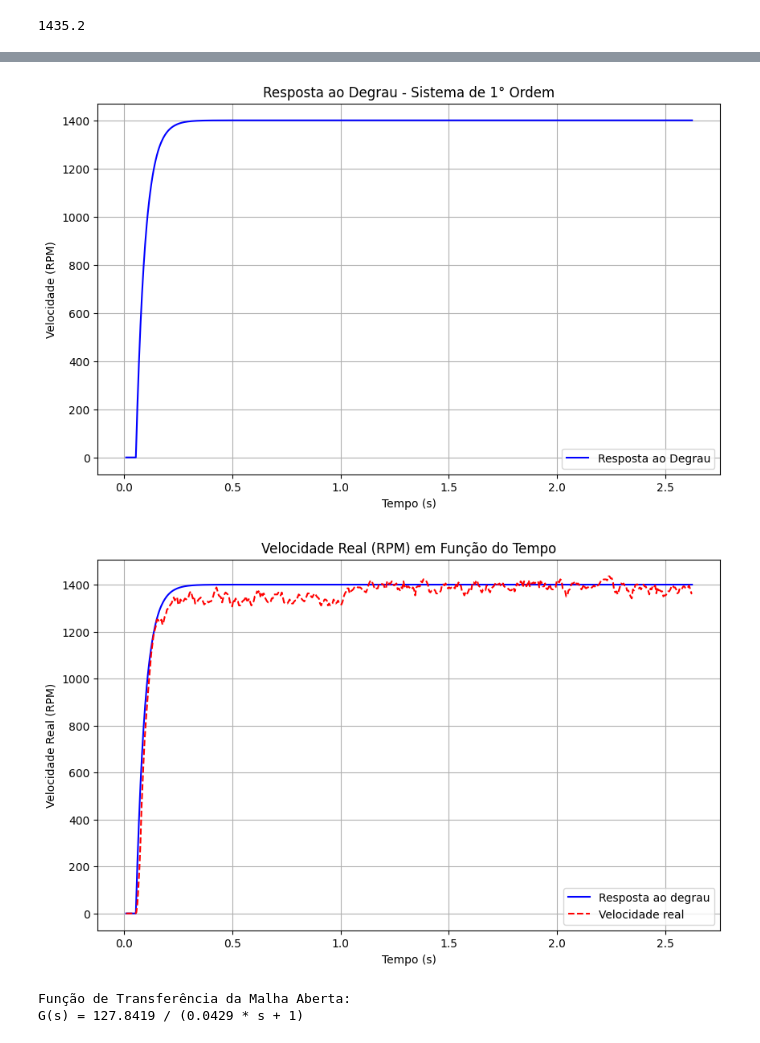
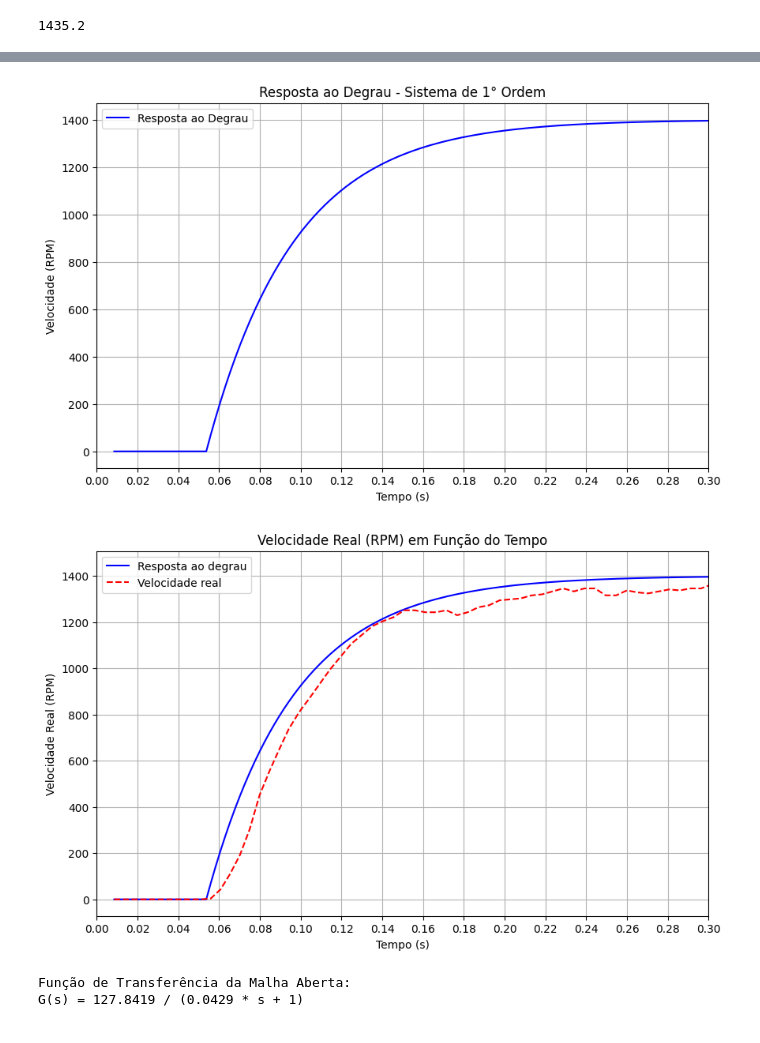
Before and after one commit to sabrina-costa13/Lab-Controle, a Jupyter notebook: Lab_Controle/graficos.ipynb, the cells around one changed output, grey strips where cells are left out. Saved outputs shown, nothing was run; the diff lists cells and outputs as text; code cells hidden in the pictures.

```diff
--- a/Lab_Controle/graficos.ipynb
+++ b/Lab_Controle/graficos.ipynb
@@ -1,7 +1,11 @@
 # %%
 import pandas as pd
 
-df = pd.read_csv('dados_arduino.csv', encoding='ISO-8859-1')
-df = df.head(1000)
+df = pd.read_csv('dados_arduino_pid4.csv', encoding='ISO-8859-1')
+#
+#df= df[df['Tempo_µs']<=300000]
+#df= df.dropna(subset=['Vel_Real_Media'])
+#display(df['Tempo_µs'])
+df = df.head(8000)
 display(df.head(5))
 # %% [output]
@@ -70,6 +75,7 @@ print(df['Vel_Real'].max())
 import pandas as pd
 import math
 import numpy as np
+import matplotlib.pyplot as plt
 
 # Variáveis globais
 deslocamento_em_t = None
@@ -206,44 +212,58 @@ plt.plot(df['Tempo_µs'], df['Resposta ao Degrau'], label='Resposta ao Degrau',
 plt.xlabel('Tempo (s)')
 plt.ylabel('Velocidade (RPM)')
 plt.title('Resposta ao Degrau - Sistema de 1° Ordem')
+
+# Ajustando o eixo X para variar de 0 a 0.3 segundos
+plt.xlim(0.0, 0.3)
+
+# Ajustando o passo do eixo X para 0.02
+plt.xticks(np.arange(0, 0.31, step=0.02))
+
 plt.grid(True)
 plt.legend()
 plt.show()
 
 # Criar o gráfico
-plt.figure(figsize=(10, 6))  # Tamanho da figura
+plt.figure(figsize=(10, 6)) # Tamanho da figura
 pd.set_option('display.max_rows', None)
 plt.plot(df['Tempo_µs'], df['Resposta ao Degrau'], label='Resposta ao degrau', color='b')
 plt.plot(df['Tempo_µs'], df['Vel_Real'], label='Velocidade real', color='r', linestyle='--')
 # Adicionar título e rótulos aos eixos
 plt.title('Velocidade Real (RPM) em Função do Tempo')
 plt.xlabel('Tempo (s)')
 plt.ylabel('Velocidade Real (RPM)')
+
+# Ajustando o eixo X para variar de 0 a 0.3 segundos
+plt.xlim(0.0, 0.3)
+
+# Ajustando o passo do eixo X para 0.02
+plt.xticks(np.arange(0, 0.31, step=0.02))
+
 # Mostrar a legenda
 plt.legend()
 # Mostrar o gráfico
-plt.grid(True)  # Adicionar uma grade ao gráfico
+plt.grid(True) # Adicionar uma grade ao gráfico
 plt.show()
 # %% [output]
 Deslocamento em t igual a 0.0536892
 Regime permanente em: Tempo_µs                0.145514
 Ciclo_CPU           26000.000000
 Referencia_Motor     1500.000000
 Vel_Real             1220.800000
 Vel_Real_Media       1220.800000
 Name: 61, dtype: float64
 linha anterior None
 valor anterior 0.0
 Constante de tempo interpolada para 771.5455999999999 -> 0.042865078866472305
 Media antes do degrau: 0.0
 Media no regime permanente: 1174.5428571428572
 ... (8 lines left out)
 constante_de_tempo = 0.042865078866472305
 Modelagem do Sistema de 1° Ordem: Resposta ao Degrau
 Equação: ganho_do_degrau * (1 - ganho_da_exponencial * exp(-(t - deslocamento_em_t) / constante_de_tempo))
 Parâmetros: ganho_do_degrau = 1220.8, ganho_da_exponencial = 1122.4833333333336, deslocamento_em_t = 0.0536892, constante_de_tempo = 0.042865078866472305
-[figure, old version]
+[figure, new version]
-[figure, old version]
+[figure, new version]
 # %%
 from scipy import signal
 
```
Also changed, not shown: parts of 2 cells of this notebook, 7 other files.
